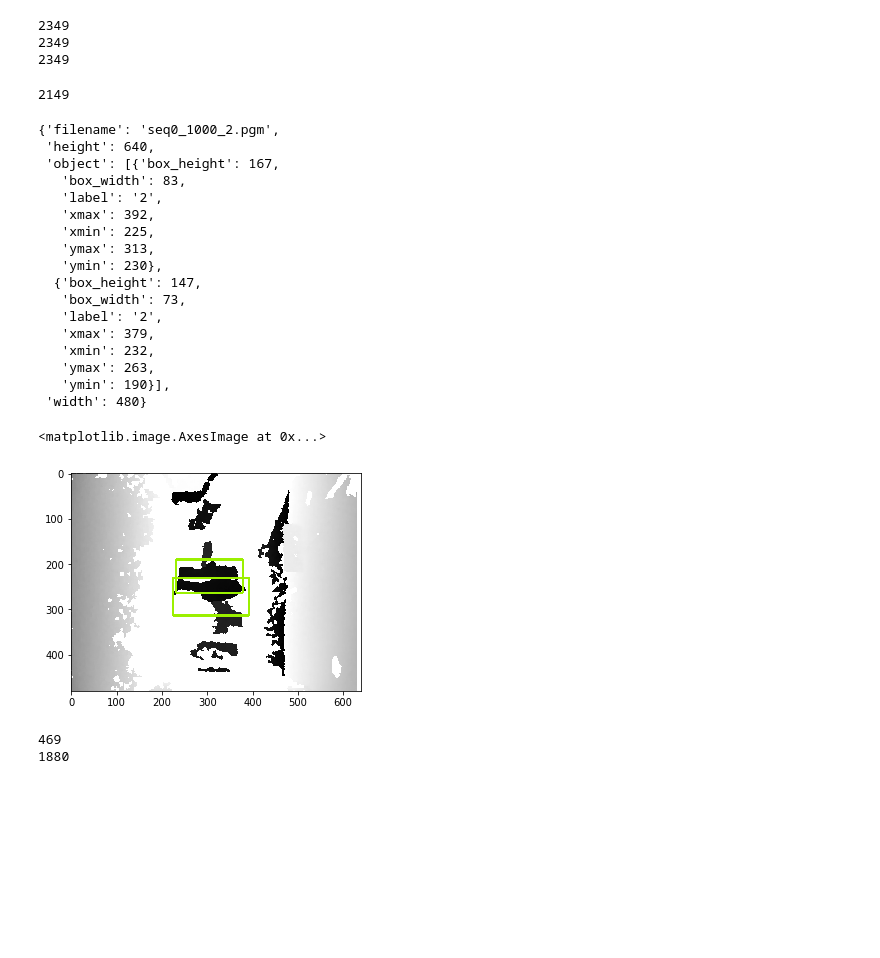
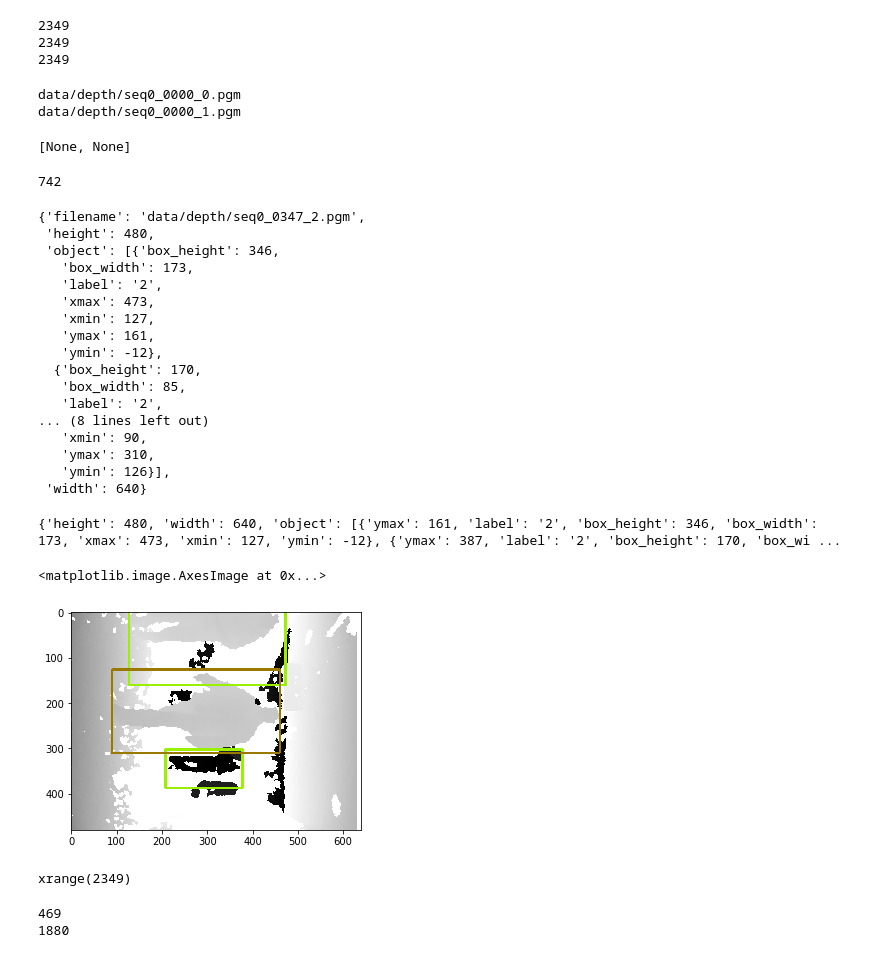
Before and after one commit to thekoshkina/blackai-challenge, a Jupyter notebook: preprocessing.ipynb, the cells around one changed output. Cells and saved outputs as stored; diff of their text form; code cells hidden in the pictures; blank space fills up the shorter version.

```diff
--- a/preprocessing.ipynb
+++ b/preprocessing.ipynb
@@ -29,16 +29,16 @@ print img_folder + label[0] + '.pgm'
 data/depth/seq0_0000_0.pgm
 # %%
 # parse a string of annotation
-def new_img_ann(line, img_folder , filename):
+def new_img_ann(line, filename):
 
     img = {'object':[]}
     img['filename'] = filename
 
-    image = cv2.imread(img_folder + img['filename']+ '.pgm')
-    img['width'], img['height'] = image.shape[:2]
+    image = cv2.imread(img['filename'])
+    img['height'], img['width'] = image.shape[:2]
     return img
 # %%
-def parse_lables (ann, img_folder, labels=[]):
+def parse_lables (ann, img_folder):
     all_imgs = []
     seen_labels = {}
 
@@ -46,13 +46,13 @@ def parse_lables (ann, img_folder, labels=[]):
         lines = f.readlines()
 
 
-    img = new_img_ann(sorted(lines)[0], img_folder , sorted(lines)[0].split()[0] + '.pgm')
+    img = new_img_ann(sorted(lines)[0], img_folder + sorted(lines)[0].split()[0] + '.pgm')
 #     prev = img
 
     for line in sorted(lines):
         split_line = line.split()
 
-        filename =  split_line[0]
+        filename = img_folder + split_line[0]  + '.pgm'
 
 
 #         if the image is new - create a new one, in not - add to the exsisting one
@@ -61,7 +61,7 @@ def parse_lables (ann, img_folder, labels=[]):
             if len(img['object']) > 0:
                 all_imgs += [img]
 
-            img = new_img_ann(line, img_folder , filename)
+            img = new_img_ann(line,  filename)
 
 
 
@@ -97,4 +97,4 @@ def parse_lables (ann, img_folder, labels=[]):
 
     return all_imgs, seen_labels
 # %%
-images, seen_labels = parse_lables(ann, img_folder, labels=[])
+images, seen_labels = parse_lables(ann, img_folder)
@@ -122,33 +120,37 @@ print len(images)
 def pr(x): print x
 # %%
 [pr(i['filename']) for i in images[:2]]
+# %% [output]
+data/depth/seq0_0000_0.pgm
+data/depth/seq0_0000_1.pgm
+[None, None]
 # %%
 idx = random.randint(0, len(images))
 print(idx)
 images[idx]
 # %% [output]
-2149
+742
-{'filename': 'seq0_1000_2.pgm',
- 'height': 640,
- 'object': [{'box_height': 167,
-   'box_width': 83,
+{'filename': 'data/depth/seq0_0347_2.pgm',
+ 'height': 480,
+ 'object': [{'box_height': 346,
+   'box_width': 173,
    'label': '2',
-   'xmax': 392,
-   'xmin': 225,
-   'ymax': 313,
-   'ymin': 230},
-  {'box_height': 147,
-   'box_width': 73,
+   'xmax': 473,
+   'xmin': 127,
+   'ymax': 161,
+   'ymin': -12},
+  {'box_height': 170,
+   'box_width': 85,
    'label': '2',
-   'xmax': 379,
-   'xmin': 232,
-   'ymax': 263,
-   'ymin': 190}],
- 'width': 480}
+... (8 lines left out)
+   'xmin': 90,
+   'ymax': 310,
+   'ymin': 126}],
+ 'width': 640}
 # %%
-def draw_boxes(ann,img_folder):
+def draw_boxes(ann):
 
-    img = cv2.imread(img_folder+ann['filename'])
+    img = cv2.imread(ann['filename'])
 
 
 #     image_h, image_w, _ = img.shape
@@ -163,14 +165,17 @@ def draw_boxes(ann,img_folder):
 # %%
 tmp = images[idx]
 # img = cv2.imread(tmp['filename'])
-
+print tmp
 # plt.imshow(img)
-plt.imshow(draw_boxes(tmp,img_folder))
+plt.imshow(draw_boxes(tmp))
 # %% [output]
-<matplotlib.image.AxesImage at 0x...>
+{'height': 480, 'width': 640, 'object': [{'ymax': 161, 'label': '2', 'box_height': 346, 'box_width': 173, 'xmax': 473, 'xmin': 127, 'ymin': -12}, {'ymax': 387, 'label': '2', 'box_height': 170, 'box_wi ...
+<matplotlib.image.AxesImage at 0x...>
-[figure, old version]
+[figure, new version]
 # %%
 print xrange(0, len(images))
+# %% [output]
+xrange(2349)
 # %%
 # split into training and validation
 
```
Also changed, not shown: parts of 6 cells of this notebook, 2 other files.
